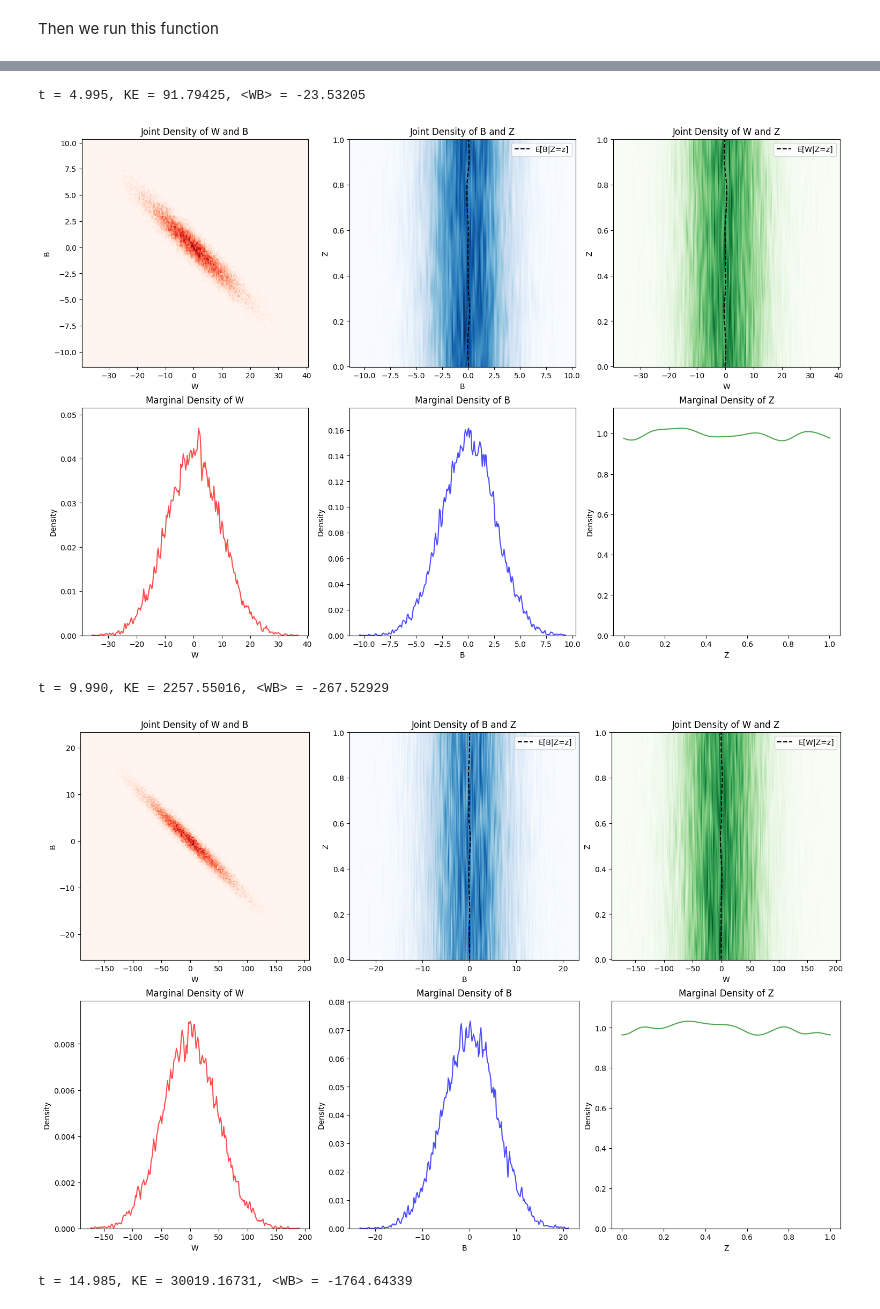
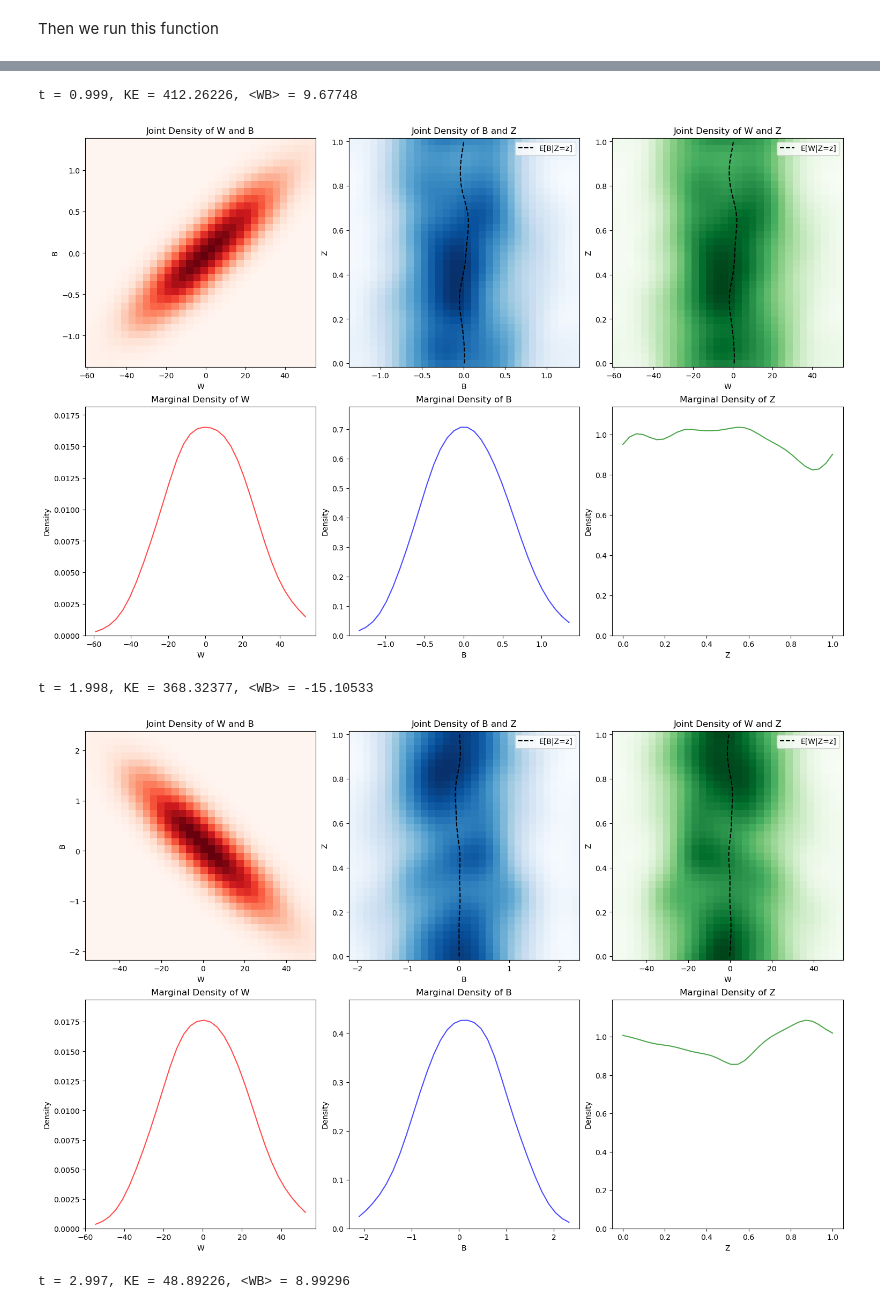
Before and after one commit to D-stratify/Modelling, a Jupyter notebook: 3D_Models/IEM/Part4_IEM_3d_fWBZ.ipynb, the cells around one changed output, grey strips where cells are left out. Drawn from its saved outputs; the diff is of its cells as text; code cells hidden in the pictures.

```diff
--- a/3D_Models/IEM/Part4_IEM_3d_fWBZ.ipynb
+++ b/3D_Models/IEM/Part4_IEM_3d_fWBZ.ipynb
@@ -149,22 +149,24 @@ from scipy.integrate import cumulative_trapezoid, simpson
 We then define a computation grid for $f_Y(w, b,z;t)$ in terms of $w,b,z$. When defining the $f^n_Y(w,b,z) = f_Y(w,b,z,t=t_n)$ we use 3 dimensional arrays where axis 0 is $w$, the axis 1 is $b$ and the third axis is $z$.
 # %%
 # Parameters
-Re = 1 #7.5*(10**3)
-Fr = .1 #1.6/(10**2)
+Re = 10 #7.5*(10**3)
+Fr = .05 #1.6/(10**2)
 Ri_B = 1/(Fr**2)
 Pr = 1
 Pe = Pr*Re
 
+print('Buoyancy Reynolds number:', Re*(Fr**2))
+
 # Buoyancy diffusion
-ω_B = .05
+ω_B = 1
 λ_B = 0
 α_B = ω_B*(1 + λ_B)/Pe
 
 # Vertical velocity diffusion
-ω_W = .05
+ω_W = 1
 λ_W = 0
 α_W = ω_W*(1 + λ_W)/Re
 
 # Diffusion
 ε  = 1
-σ_w = 1e-02
+σ_w = 1e-01
@@ -1029,17 +949,23 @@ def solver(T, dt, num_particles, num_bins, h, plot=False):
 Then we run this function
 # %%
 # Particles
-N_particles = 2**14
-N_grid = 2**8
+N_particles = 2**10
+N_grid = np.sqrt(N_particles).astype(int)  # As Ensures O(N + NlogN)
 
 # Bandwidth/ smoothing length
-h = 0.05
+h = 0.075
 
 # Time
-T = 50
+T = 10
 Δt= 1e-03
 
 # Run the solver
+# import time
+# start_time = time.time()
+# solver(T, Δt, num_particles=N_particles, num_bins=N_grid, h=h, plot=False)
+# end_time = time.time()
+# print(f"Execution time: {end_time - start_time:.2f} seconds")
+
 KE, B2, WB, time = solver(T, Δt, num_particles=N_particles, num_bins=N_grid, h=h, plot=True)
 
 budget = abs( Ri_B * np.mean(WB) - α_W * np.mean(KE) + 1 )
@@ -1073,5 +999,5 @@ t = 0.000, KE = 1.00546, <WB> = 0.00324
-t = 4.995, KE = 91.79425, <WB> = -23.53205
+t = 0.999, KE = 412.26226, <WB> = 9.67748
-[figure, old version]
+[figure, new version]
-t = 9.990, KE = 2257.55016, <WB> = -267.52929
+t = 1.998, KE = 368.32377, <WB> = -15.10533
-[figure, old version]
+[figure, new version]
-t = 14.985, KE = 30019.16731, <WB> = -1764.64339
+t = 2.997, KE = 48.89226, <WB> = 8.99296
```
Also changed, not shown: parts of 7 cells of this notebook.
